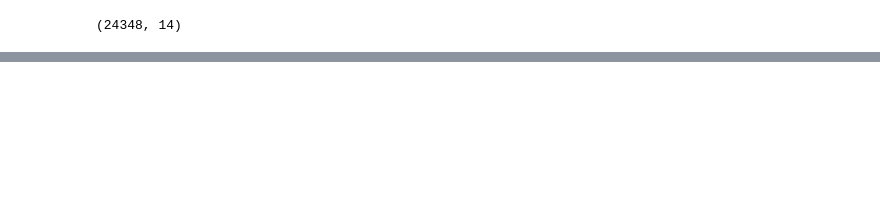
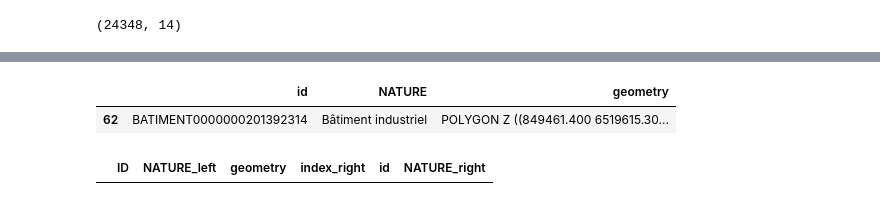
Before and after one commit to brustt/logistics_sprawl, a Jupyter notebook: notebooks/test_pipes.ipynb, the cells around one changed output, grey strips where cells are left out. Drawn from its saved outputs; the diff is of its cells as text; code cells hidden in the pictures; blank space fills up the shorter version.

```diff
--- a/notebooks/test_pipes.ipynb
+++ b/notebooks/test_pipes.ipynb
@@ -104,0 +146,11 @@ bati_indus_2013_new.head(2)
+# %%
+bati_test_2013 = wh_new[wh_new["id"] == "BATIMENT0000000201392314"]
+# %%
+bati_test_2013
+# %% [output]
+|  | id | NATURE | geometry |
+| 62 | BATIMENT0000000201392314 | Bâtiment industriel | POLYGON Z ((849461.400 6519615.30... |
+# %%
+gpd.sjoin(bati_indus_2023_new, bati_test)
+# %% [output]
+|  | ID | NATURE_left | geometry | index_right | id | NATURE_right |
```
Also changed, not shown: parts of 54 cells of this notebook, 4 other files.
